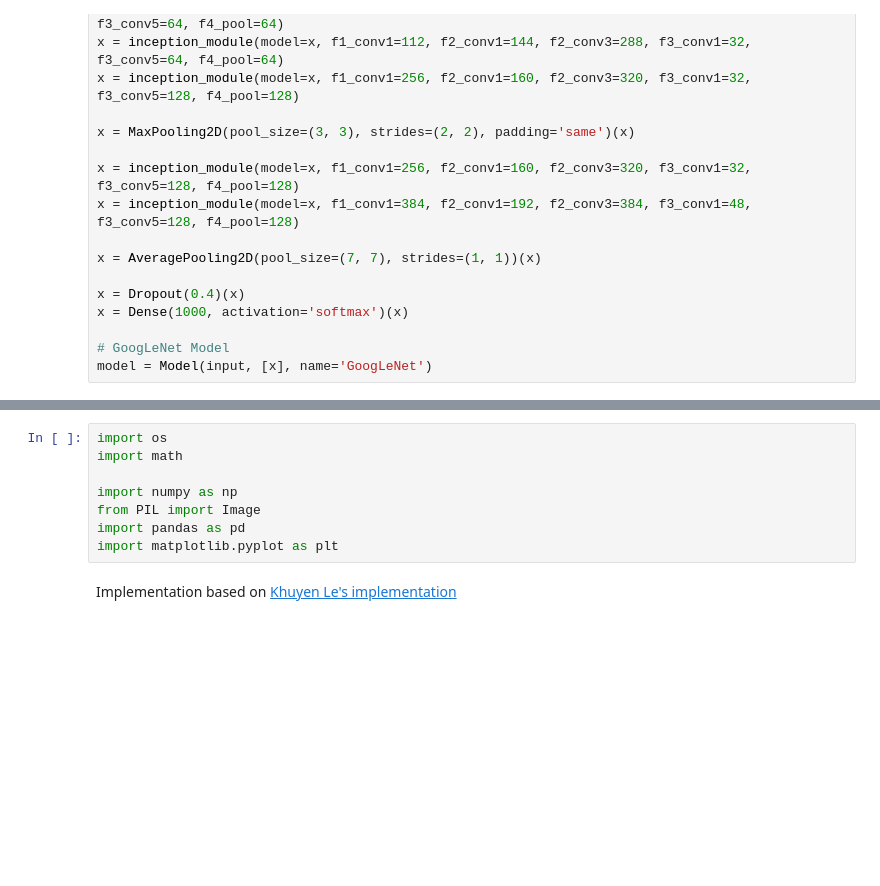
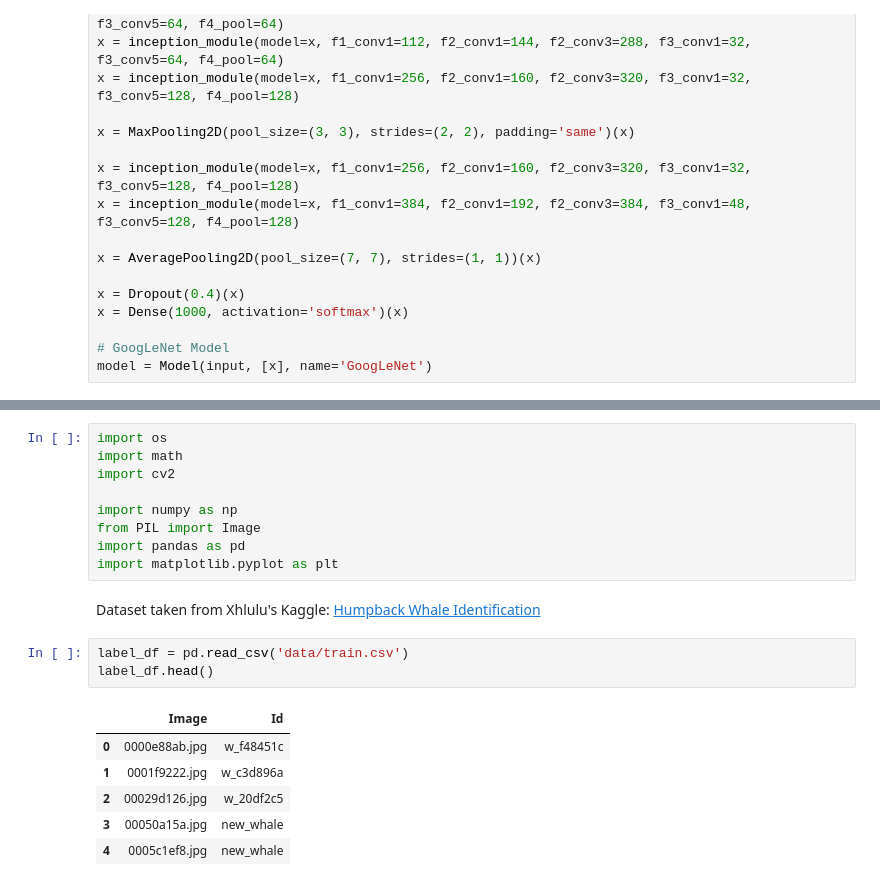
Before and after one commit to m6keller/GoogLeNet-Implementation-and-Summary, a Jupyter notebook: implementation.ipynb, the cells around one changed output, grey strips where cells are left out. Saved outputs shown, nothing was run; the diff lists cells and outputs as text; blank space fills up the shorter version.

```diff
--- a/implementation.ipynb
+++ b/implementation.ipynb
@@ -96,10 +86,21 @@ ________________________________________________________________________________
 # %%
 import os
 import math
+import cv2
 
 import numpy as np
 from PIL import Image
 import pandas as pd
 import matplotlib.pyplot as plt
-# %% [markdown]
-Implementation based on [Khuyen Le's implementation](https://medium.com/mlearning-ai/implementation-of-googlenet-on-keras-d9873aeed83c)
+# %% [markdown]
+Dataset taken from Xhlulu's Kaggle: [Humpback Whale Identification](https://www.kaggle.com/code/xhlulu/exploration-and-preprocessing-for-keras-224x224/data)
+# %%
+label_df = pd.read_csv('data/train.csv')
+label_df.head()
+# %% [output]
+|  | Image | Id |
+| 0 | 0000e88ab.jpg | w_f48451c |
+| 1 | 0001f9222.jpg | w_c3d896a |
+| 2 | 00029d126.jpg | w_20df2c5 |
+| 3 | 00050a15a.jpg | new_whale |
+| 4 | 0005c1ef8.jpg | new_whale |
```
Also changed, not shown: parts of 10 cells of this notebook, 1 other file.
